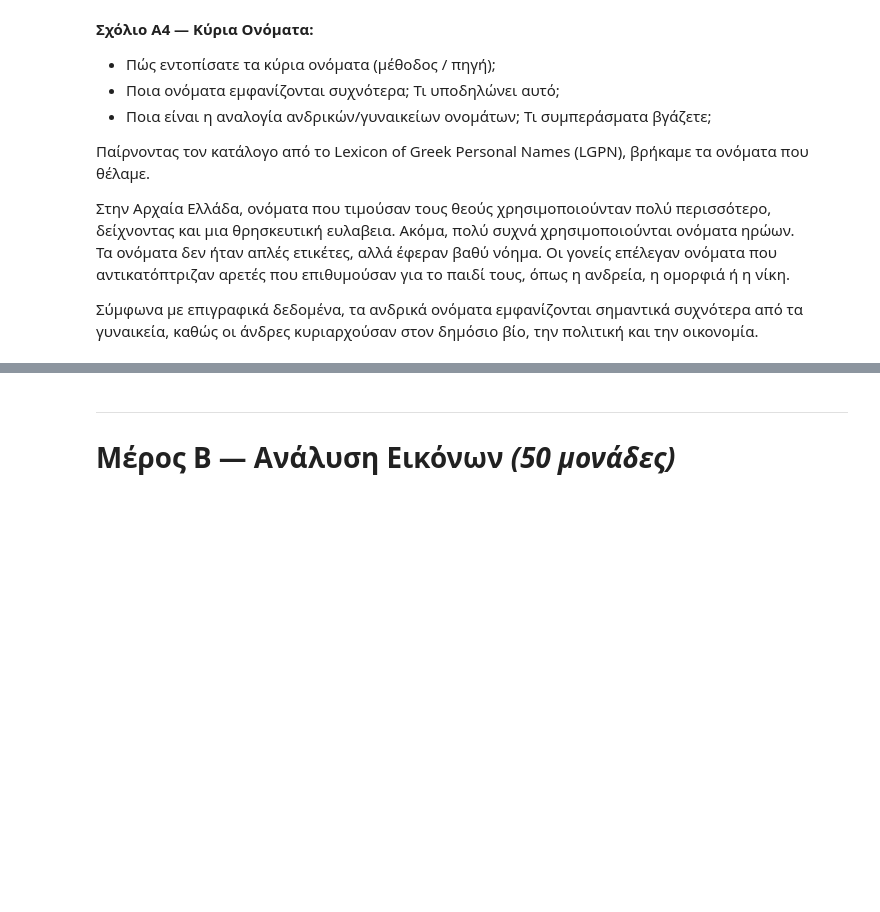
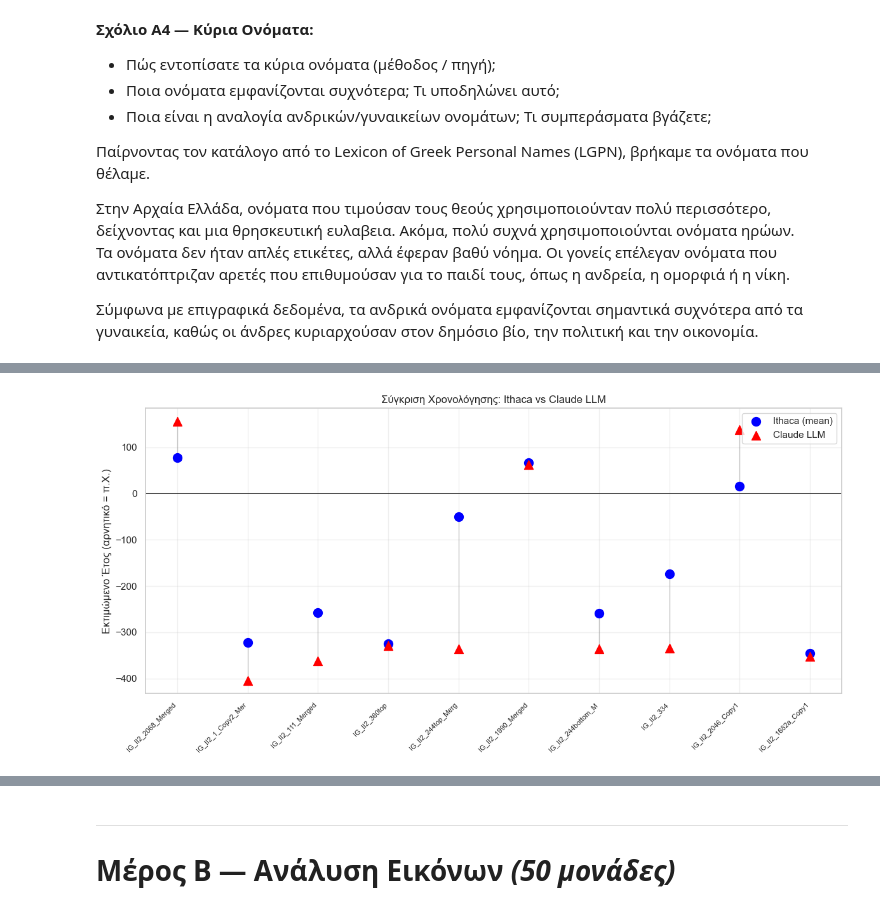
Before and after one commit to PanagiotisGk/Greek-Epigraphy, a Jupyter notebook: team_notebook_epigraphy.ipynb, the cells around one changed output, grey strips where cells are left out. Cells and saved outputs as stored; diff of their text form; code cells hidden in the pictures; blank space fills up the shorter version.

```diff
--- a/team_notebook_epigraphy.ipynb
+++ b/team_notebook_epigraphy.ipynb
@@ -1195,0 +1587,18 @@ None
+# %%
+# Δώσαμε κάθε κείμενο στο Claude/ChatGPT με το prompt:
+# "Είσαι ειδικός επιγραφολόγος. Εκτίμησε τη χρονολόγηση αυτής της επιγραφής."
+#
+# Τα αποτελέσματα καταγράφηκαν παρακάτω:
+
+llm_results = {
+    'IG_II2_2068_Merged': {'estimated_year': 156, 'range': '155/6 AD', 'reasoning': 'Κατάλογος εφήβων· PHI/AIO: 155/6 AD.'},
+    'IG_II2_1_Copy2_Merged': {'estimated_year': -404, 'range': '405/4 and 403/2 BC', 'reasoning': 'Τιμητικά ψηφίσματα για Σαμίους.'},
+    'IG_II2_111_Merged': {'estimated_year': -362, 'range': '363/2 BC', 'reasoning': 'Ψήφισμα για Ιουλίδα Κέω.'},
+    'IG_II2_360top': {'estimated_year': -329, 'range': '330/29-328/7 BC', 'reasoning': 'Ψηφίσματα για Ηρακλείδη Σαλαμίνιο.'},
+    'IG_II2_244top_Merged': {'estimated_year': -336, 'range': '337/6 BC', 'reasoning': 'Νόμος για ανακατασκευή τειχών Πειραιά.'},
+    'IG_II2_1990_Merged': {'estimated_year': 62, 'range': '61/2 AD', 'reasoning': 'Κατάλογος εφήβων επί Κλαυδίου/Νέρωνα.'},
+    'IG_II2_244bottom_Merged': {'estimated_year': -336, 'range': '337/6 BC', 'reasoning': 'Ίδιο μνημείο/κείμενο με IG II² 244.'},
+    'IG_II2_334': {'estimated_year': -334, 'range': 'c. 335/4 BC', 'reasoning': 'Νόμος/ψήφισμα για τα Μικρά Παναθήναια.'},
+    'IG_II2_2046_Copy1': {'estimated_year': 138, 'range': 'ca. 138 AD', 'reasoning': 'Ρωμαϊκός εφηβικός κατάλογος με Αντινόεια.'},
+    'IG_II2_1682a_Copy1': {'estimated_year': -353, 'range': '354/3 BC', 'reasoning': 'Εργολαβικό κείμενο Ελευσίνας επί Διοτίμου.'},
+}
@@ -1195,0 +1638,43 @@ None
+# %%
+# === Α6 — Βήμα 5: Γράφημα Σύγκρισης ===
+
+fig, ax = plt.subplots(figsize=(12, 6))
+
+labels = comp_df['Επιγραφή'].tolist()
+x = np.arange(len(labels))
+
+# Εξαγωγή αριθμητικών τιμών
+ithaca_means = [r if isinstance(r, (int, float)) else None
+                for r in comp_df['Ithaca Mean']]
+llm_years = [r if isinstance(r, (int, float)) else None
+             for r in comp_df['LLM Έτος']]
+
+# Σύνδεση αντίστοιχων predictions
+for i in range(len(labels)):
+    if ithaca_means[i] is not None and llm_years[i] is not None:
+        ax.plot([i, i], [ithaca_means[i], llm_years[i]],
+                'gray', alpha=0.4, linewidth=1)
+
+# Scatter plots
+ithaca_valid = [(i, y) for i, y in enumerate(ithaca_means) if y is not None]
+llm_valid = [(i, y) for i, y in enumerate(llm_years) if y is not None]
+
+if ithaca_valid:
+    ax.scatter([v[0] for v in ithaca_valid], [v[1] for v in ithaca_valid],
+               color='blue', s=100, zorder=5, label='Ithaca (mean)')
+if llm_valid:
+    ax.scatter([v[0] for v in llm_valid], [v[1] for v in llm_valid],
+               color='red', s=100, marker='^', zorder=5, label='Claude LLM')
+
+ax.set_xticks(x)
+ax.set_xticklabels([l[:18] for l in labels], rotation=45, ha='right', fontsize=8)
+ax.set_ylabel('Εκτιμώμενο Έτος (αρνητικό = π.Χ.)')
+ax.set_title('Σύγκριση Χρονολόγησης: Ithaca vs Claude LLM')
+ax.legend()
+ax.grid(True, alpha=0.3)
+ax.axhline(y=0, color='black', linewidth=0.5)
+
+plt.tight_layout()
+plt.show()
+# %% [output]
+[figure, added]
```
Also changed, not shown: parts of 27 cells of this notebook, 1 other file.
